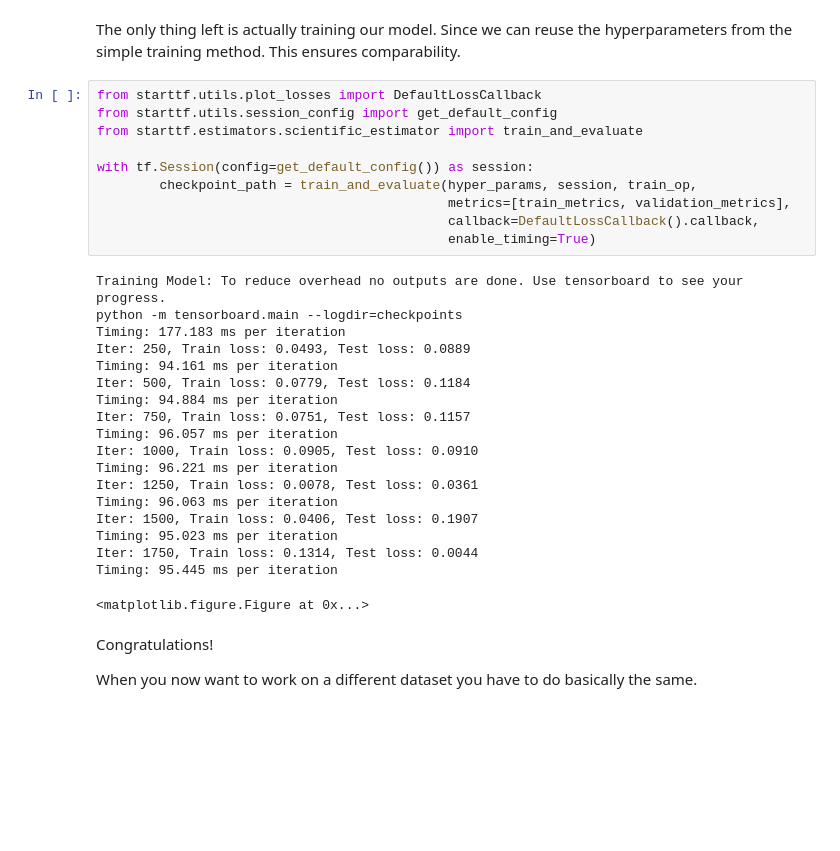
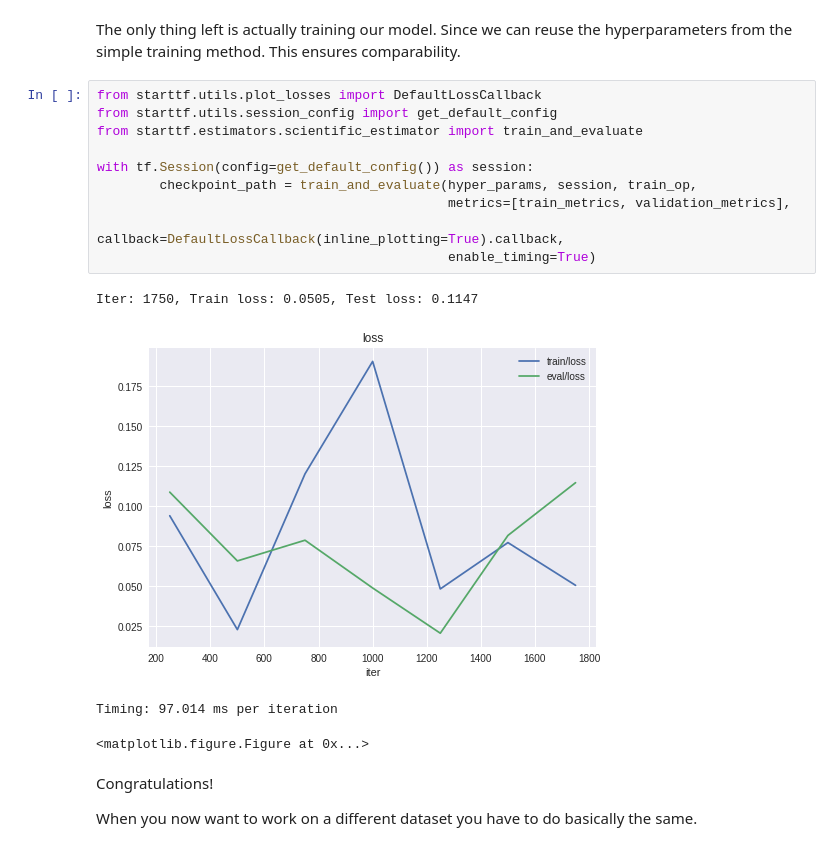
Before and after one commit to penguinmenac3/starttf, a Jupyter notebook: starttf/examples/mnist_starttf_explanation.ipynb, the cells around one changed output. Cells and saved outputs as stored; diff of their text form; blank space fills up the shorter version.

```diff
--- a/starttf/examples/mnist_starttf_explanation.ipynb
+++ b/starttf/examples/mnist_starttf_explanation.ipynb
@@ -255,32 +244,18 @@ Since we can reuse the hyperparameters from the simple training method. This ens
 # %%
 from starttf.utils.plot_losses import DefaultLossCallback
 from starttf.utils.session_config import get_default_config
 from starttf.estimators.scientific_estimator import train_and_evaluate
 
 with tf.Session(config=get_default_config()) as session:
         checkpoint_path = train_and_evaluate(hyper_params, session, train_op,
                                              metrics=[train_metrics, validation_metrics],
-                                             callback=DefaultLossCallback().callback,
+                                             callback=DefaultLossCallback(inline_plotting=True).callback,
                                              enable_timing=True)
 # %% [output]
-Training Model: To reduce overhead no outputs are done. Use tensorboard to see your progress.
-python -m tensorboard.main --logdir=checkpoints
-Timing: 177.183 ms per iteration
-Iter: 250, Train loss: 0.0493, Test loss: 0.0889
-Timing: 94.161 ms per iteration
-Iter: 500, Train loss: 0.0779, Test loss: 0.1184
-Timing: 94.884 ms per iteration
-Iter: 750, Train loss: 0.0751, Test loss: 0.1157
-Timing: 96.057 ms per iteration
-Iter: 1000, Train loss: 0.0905, Test loss: 0.0910
-Timing: 96.221 ms per iteration
-Iter: 1250, Train loss: 0.0078, Test loss: 0.0361
-Timing: 96.063 ms per iteration
-Iter: 1500, Train loss: 0.0406, Test loss: 0.1907
-Timing: 95.023 ms per iteration
-Iter: 1750, Train loss: 0.1314, Test loss: 0.0044
-Timing: 95.445 ms per iteration
+Iter: 1750, Train loss: 0.0505, Test loss: 0.1147
+[figure, added]
-<matplotlib.figure.Figure at 0x...>
+Timing: 97.014 ms per iteration
+<matplotlib.figure.Figure at 0x...>
 # %% [markdown]
 Congratulations!
 
```
Also changed, not shown: parts of 3 cells of this notebook.
